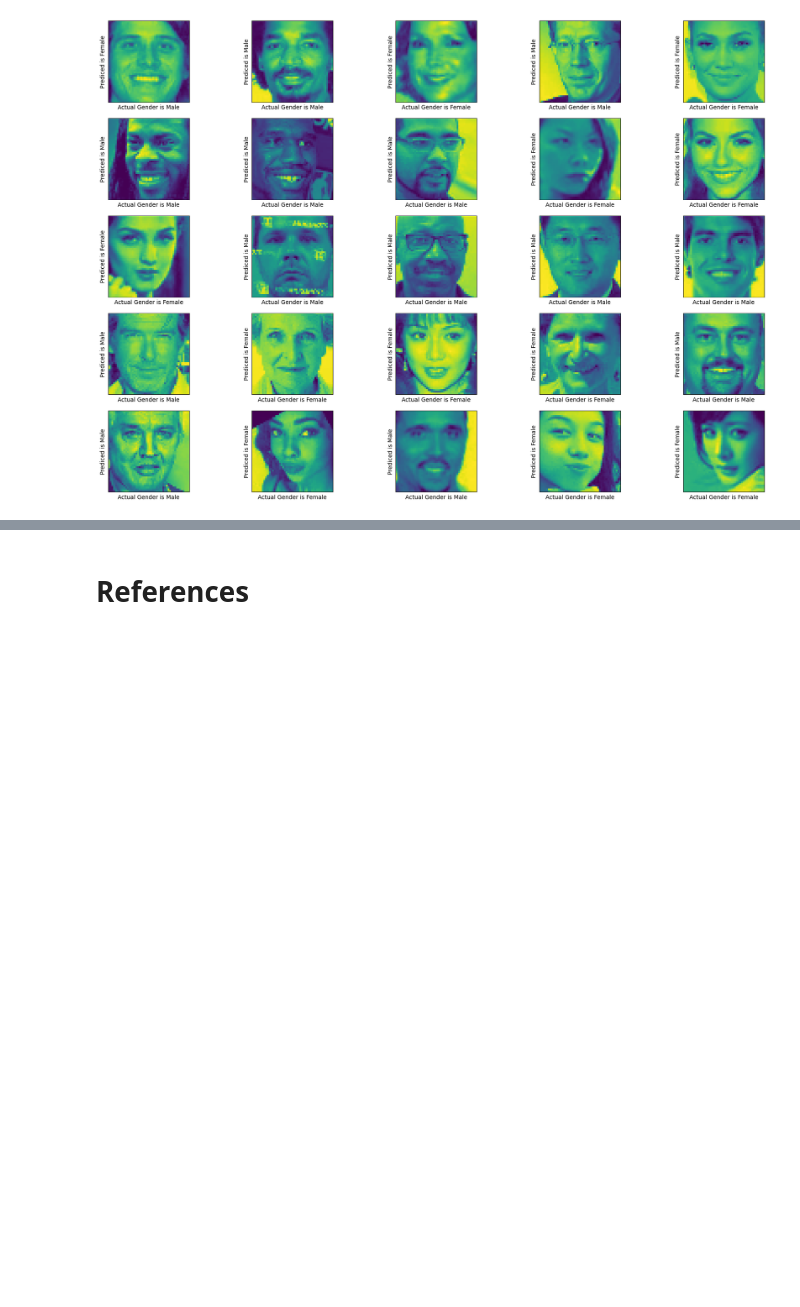
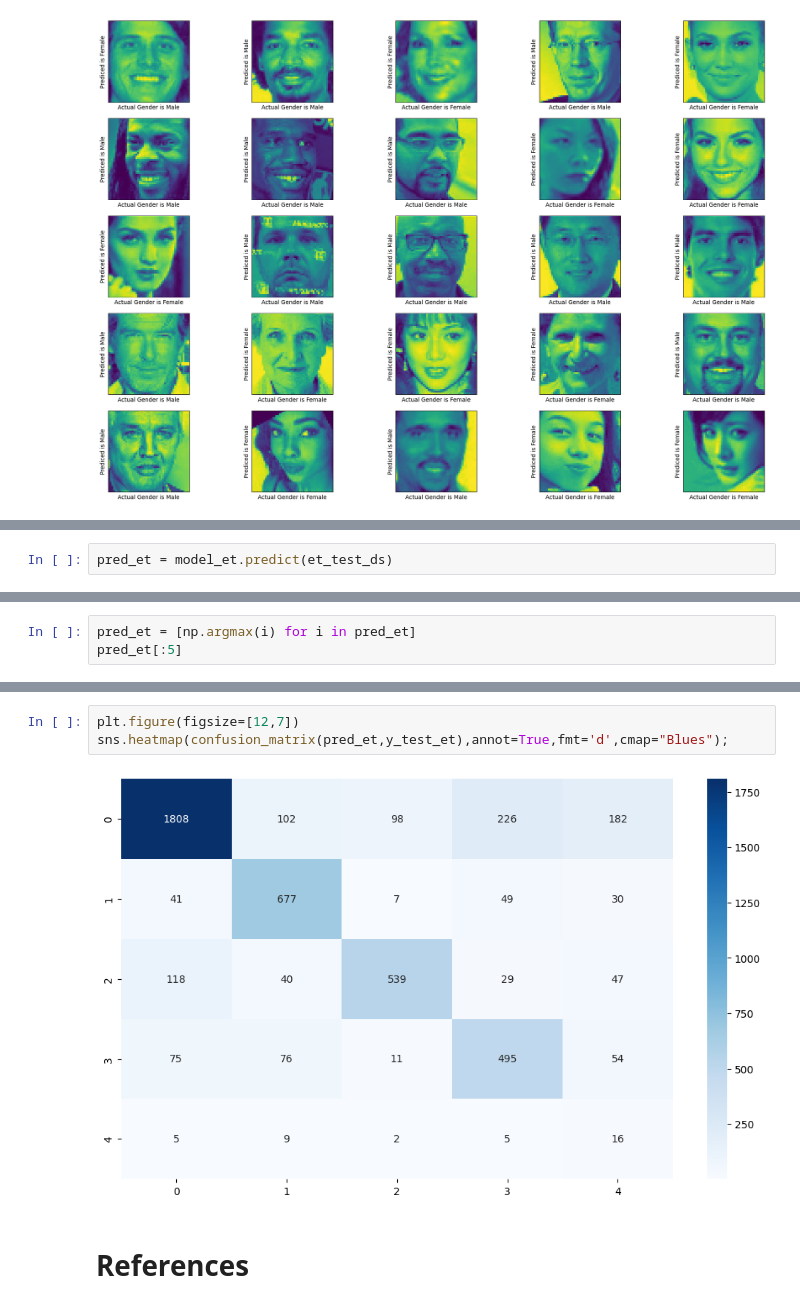
Before and after one commit to dr-mushtaq/Projects, a Jupyter notebook: Age,_Gender_and_Race_Prediction.ipynb, the cells around one changed output, grey strips where cells are left out. Cells and saved outputs as stored; diff of their text form; blank space fills up the shorter version.

```diff
--- a/Age,_Gender_and_Race_Prediction.ipynb
+++ b/Age,_Gender_and_Race_Prediction.ipynb
@@ -467,0 +620,2 @@ testGender(x_test_gen,pred_gen, y_test_gen)
+# %%
+pred_et = model_et.predict(et_test_ds)
@@ -467,0 +624,3 @@ testGender(x_test_gen,pred_gen, y_test_gen)
+# %%
+pred_et = [np.argmax(i) for i in pred_et]
+pred_et[:5]
@@ -468,3 +661,8 @@ testGender(x_test_gen,pred_gen, y_test_gen)
+# %%
+plt.figure(figsize=[12,7])
+sns.heatmap(confusion_matrix(pred_et,y_test_et),annot=True,fmt='d',cmap="Blues");
+# %% [output]
+[figure, added]
 # %% [markdown]
 # **References**
 # %% [markdown]
```
Also changed, not shown: parts of 27 cells of this notebook.
